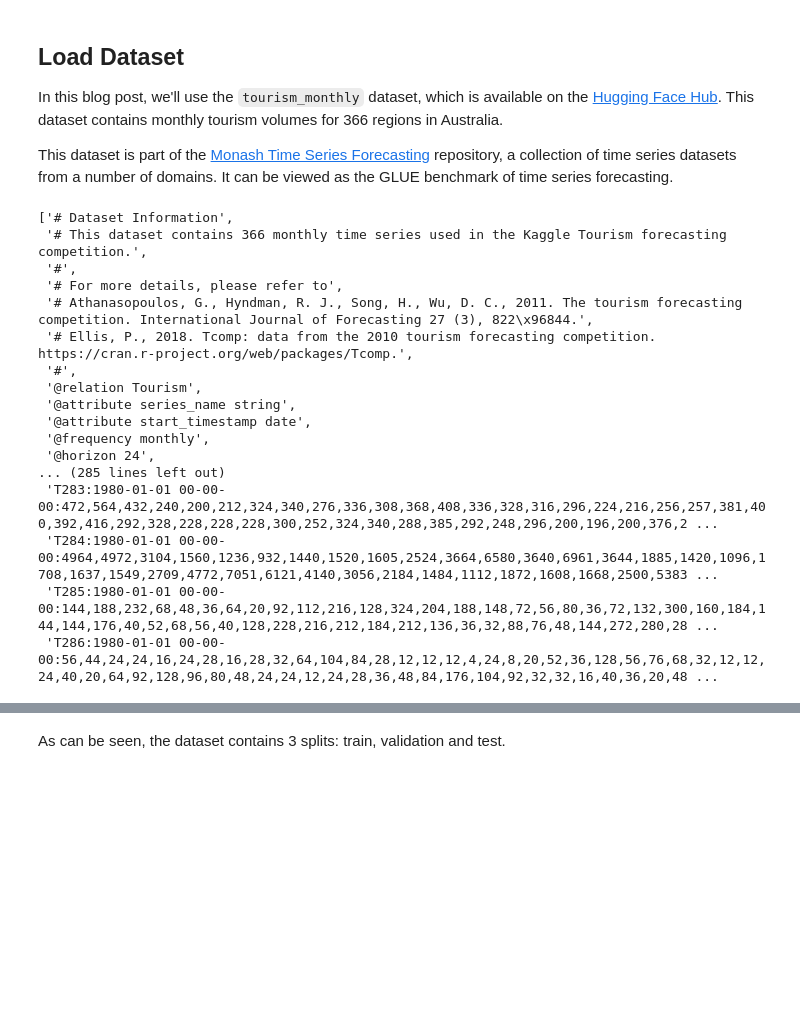
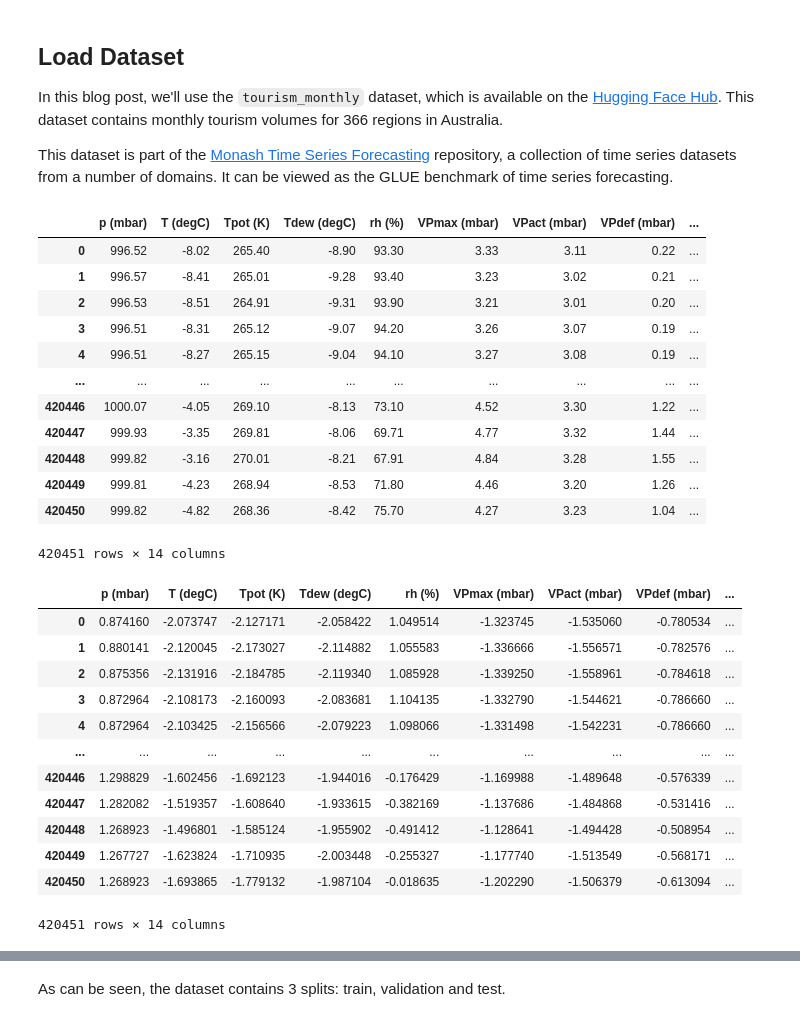
Before and after one commit to c7h2y/timeseries, a Jupyter notebook: time-series-transformers.ipynb, the cells around one changed output, grey strips where cells are left out. Drawn from its saved outputs; the diff is of its cells as text; code cells hidden in the pictures; blank space fills up the shorter version.

```diff
--- a/time-series-transformers.ipynb
+++ b/time-series-transformers.ipynb
@@ -66,27 +66,43 @@ This dataset is part of the [Monash Time Series Forecasting](https://forecasting
 # %%
 import pandas as pd
 
-# 1. Read the .tsf file with a more permissive encoding
-file_path = './tourism_monthly_dataset.tsf'
-with open(file_path, 'r', encoding='latin-1', errors='ignore') as f:
-    lines = f.read().splitlines()
+df = pd.read_csv(
+    "./jena_climate_2009_2016.csv")
+df = df.drop('Date Time',axis=1)
+target_col = "T (degC)"   # pick whichever you want to forecast
+feat_dyn = [c for c in df.columns if c != target_col]
+
+df
+# %% [output]
+|  | p (mbar) | T (degC) | Tpot (K) | Tdew (degC) | rh (%) | VPmax (mbar) | VPact (mbar) | VPdef (mbar) | ... |
+| 0 | 996.52 | -8.02 | 265.40 | -8.90 | 93.30 | 3.33 | 3.11 | 0.22 | ... |
+| 1 | 996.57 | -8.41 | 265.01 | -9.28 | 93.40 | 3.23 | 3.02 | 0.21 | ... |
+| 2 | 996.53 | -8.51 | 264.91 | -9.31 | 93.90 | 3.21 | 3.01 | 0.20 | ... |
+| 3 | 996.51 | -8.31 | 265.12 | -9.07 | 94.20 | 3.26 | 3.07 | 0.19 | ... |
+| 4 | 996.51 | -8.27 | 265.15 | -9.04 | 94.10 | 3.27 | 3.08 | 0.19 | ... |
+| ... | ... | ... | ... | ... | ... | ... | ... | ... | ... |
+| 420446 | 1000.07 | -4.05 | 269.10 | -8.13 | 73.10 | 4.52 | 3.30 | 1.22 | ... |
+| 420447 | 999.93 | -3.35 | 269.81 | -8.06 | 69.71 | 4.77 | 3.32 | 1.44 | ... |
+| 420448 | 999.82 | -3.16 | 270.01 | -8.21 | 67.91 | 4.84 | 3.28 | 1.55 | ... |
+| 420449 | 999.81 | -4.23 | 268.94 | -8.53 | 71.80 | 4.46 | 3.20 | 1.26 | ... |
+| 420450 | 999.82 | -4.82 | 268.36 | -8.42 | 75.70 | 4.27 | 3.23 | 1.04 | ... |
+420451 rows × 14 columns
 # %%
-lines
+import scipy
+df = (df - df.mean()) / df.std(ddof=0)
+
+df
 # %% [output]
+|  | p (mbar) | T (degC) | Tpot (K) | Tdew (degC) | rh (%) | VPmax (mbar) | VPact (mbar) | VPdef (mbar) | ... |
+| 0 | 0.874160 | -2.073747 | -2.127171 | -2.058422 | 1.049514 | -1.323745 | -1.535060 | -0.780534 | ... |
+| 1 | 0.880141 | -2.120045 | -2.173027 | -2.114882 | 1.055583 | -1.336666 | -1.556571 | -0.782576 | ... |
+| 2 | 0.875356 | -2.131916 | -2.184785 | -2.119340 | 1.085928 | -1.339250 | -1.558961 | -0.784618 | ... |
+| 3 | 0.872964 | -2.108173 | -2.160093 | -2.083681 | 1.104135 | -1.332790 | -1.544621 | -0.786660 | ... |
+| 4 | 0.872964 | -2.103425 | -2.156566 | -2.079223 | 1.098066 | -1.331498 | -1.542231 | -0.786660 | ... |
+| ... | ... | ... | ... | ... | ... | ... | ... | ... | ... |
+| 420446 | 1.298829 | -1.602456 | -1.692123 | -1.944016 | -0.176429 | -1.169988 | -1.489648 | -0.576339 | ... |
+| 420447 | 1.282082 | -1.519357 | -1.608640 | -1.933615 | -0.382169 | -1.137686 | -1.484868 | -0.531416 | ... |
+| 420448 | 1.268923 | -1.496801 | -1.585124 | -1.955902 | -0.491412 | -1.128641 | -1.494428 | -0.508954 | ... |
+| 420449 | 1.267727 | -1.623824 | -1.710935 | -2.003448 | -0.255327 | -1.177740 | -1.513549 | -0.568171 | ... |
+| 420450 | 1.268923 | -1.693865 | -1.779132 | -1.987104 | -0.018635 | -1.202290 | -1.506379 | -0.613094 | ... |
-['# Dataset Information',
- '# This dataset contains 366 monthly time series used in the Kaggle Tourism forecasting competition.',
- '#',
- '# For more details, please refer to',
- '# Athanasopoulos, G., Hyndman, R. J., Song, H., Wu, D. C., 2011. The tourism forecasting competition. International Journal of Forecasting 27 (3), 822\x96844.',
- '# Ellis, P., 2018. Tcomp: data from the 2010 tourism forecasting competition. https://cran.r-project.org/web/packages/Tcomp.',
- '#',
- '@relation Tourism',
- '@attribute series_name string',
- '@attribute start_timestamp date',
- '@frequency monthly',
- '@horizon 24',
-... (285 lines left out)
- 'T283:1980-01-01 00-00-00:472,564,432,240,200,212,324,340,276,336,308,368,408,336,328,316,296,224,216,256,257,381,400,392,416,292,328,228,228,228,300,252,324,340,288,385,292,248,296,200,196,200,376,2 ...
- 'T284:1980-01-01 00-00-00:4964,4972,3104,1560,1236,932,1440,1520,1605,2524,3664,6580,3640,6961,3644,1885,1420,1096,1708,1637,1549,2709,4772,7051,6121,4140,3056,2184,1484,1112,1872,1608,1668,2500,5383 ...
- 'T285:1980-01-01 00-00-00:144,188,232,68,48,36,64,20,92,112,216,128,324,204,188,148,72,56,80,36,72,132,300,160,184,144,144,176,40,52,68,56,40,128,228,216,212,184,212,136,36,32,88,76,48,144,272,280,28 ...
- 'T286:1980-01-01 00-00-00:56,44,24,24,16,24,28,16,28,32,64,104,84,28,12,12,12,4,24,8,20,52,36,128,56,76,68,32,12,12,24,40,20,64,92,128,96,80,48,24,24,12,24,28,36,48,84,176,104,92,32,32,16,40,36,20,48 ...
+420451 rows × 14 columns
```
Also changed, not shown: parts of 17 cells of this notebook.
